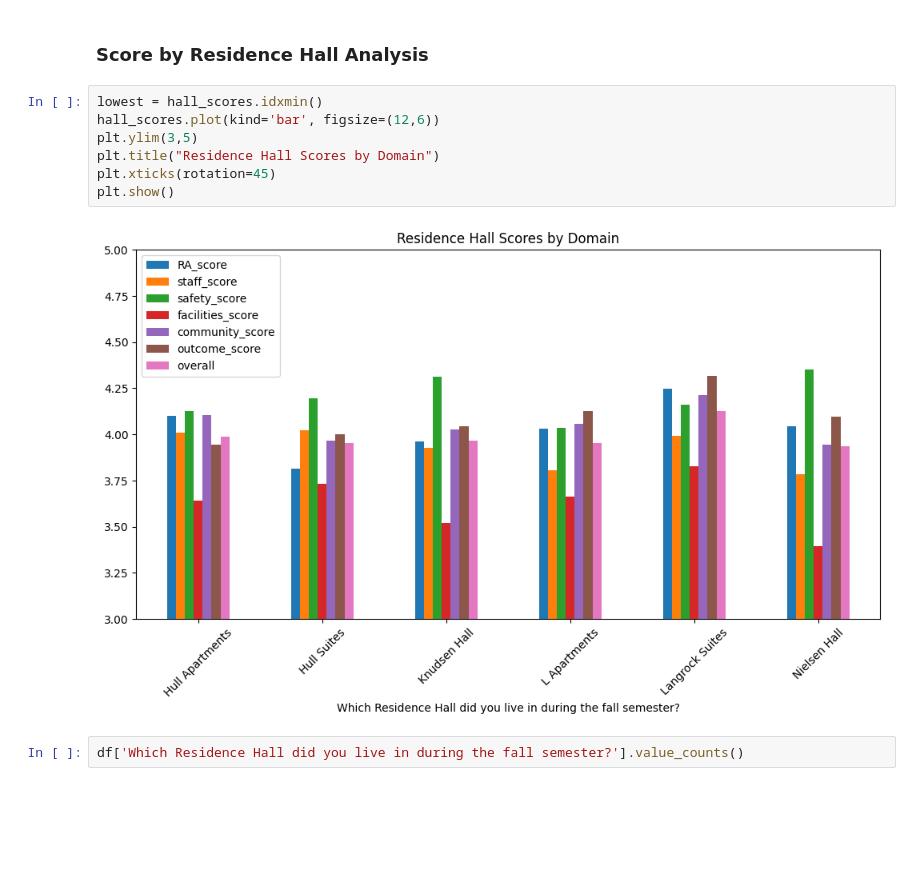
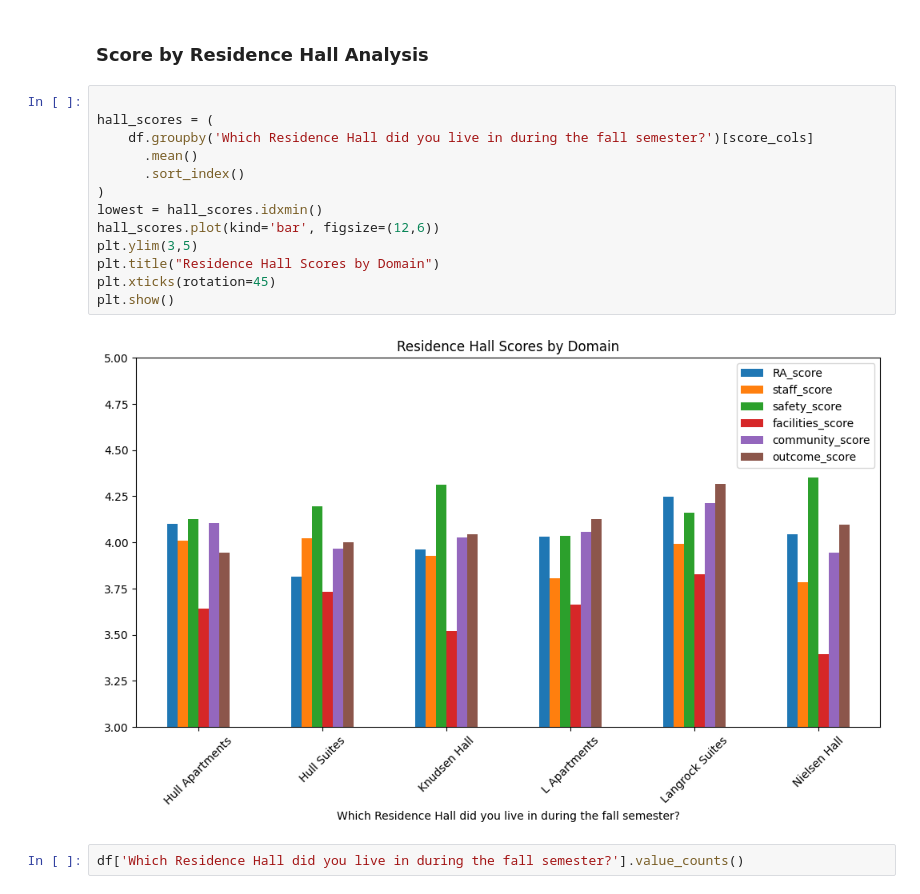
Before and after one commit to bdupey-gv/res_life_survey_analysis, a Jupyter notebook: code/preliminary_analysis.ipynb, the cells around one changed output. Drawn from its saved outputs; the diff is of its cells as text; blank space fills up the shorter version.

```diff
--- a/code/preliminary_analysis.ipynb
+++ b/code/preliminary_analysis.ipynb
@@ -338,14 +338,20 @@ df.groupby('Which Residence Hall did you live in during the fall semester?')[sco
 # %% [markdown]
 ### Score by Residence Hall Analysis
 # %%
+
+hall_scores = (
+    df.groupby('Which Residence Hall did you live in during the fall semester?')[score_cols]
+      .mean()
+      .sort_index()
+)
 lowest = hall_scores.idxmin()
 hall_scores.plot(kind='bar', figsize=(12,6))
 plt.ylim(3,5)
 plt.title("Residence Hall Scores by Domain")
 plt.xticks(rotation=45)
 plt.show()
 # %% [output]
-[figure, old version]
+[figure, new version]
 # %%
 df['Which Residence Hall did you live in during the fall semester?'].value_counts()
 # %% [output]
```
Also changed, not shown: parts of 33 cells of this notebook.
